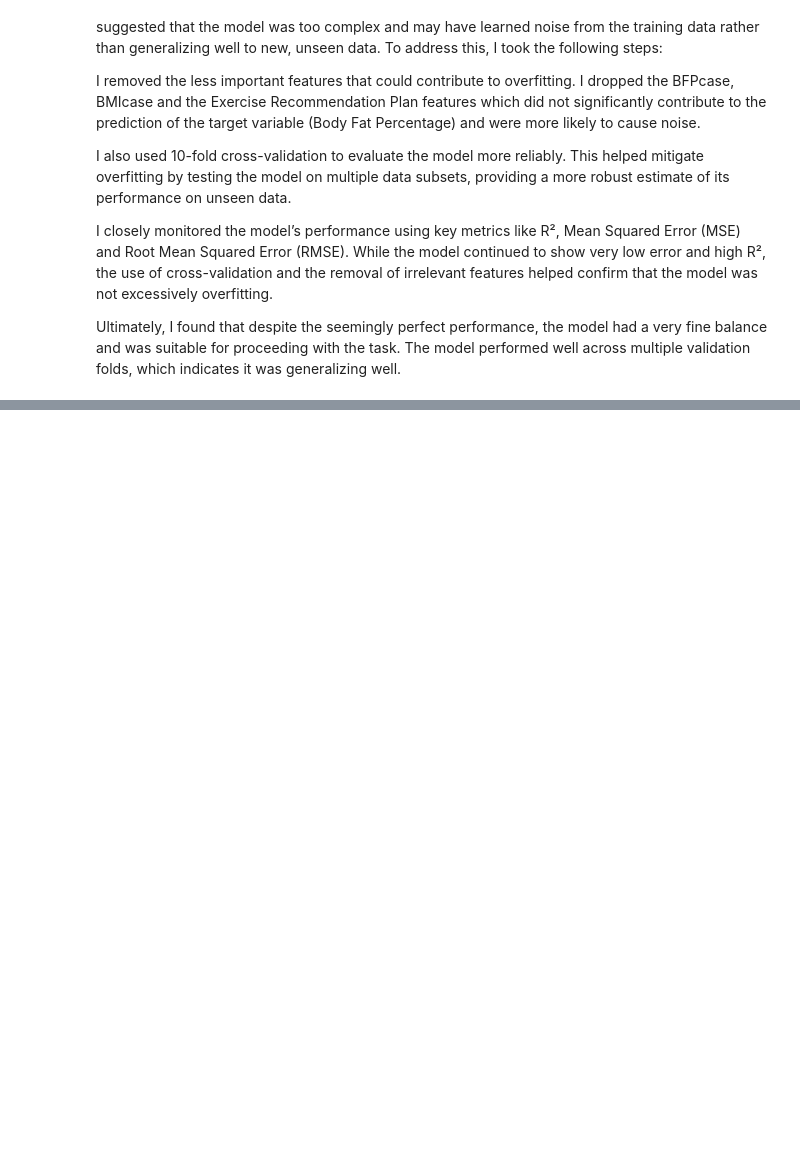
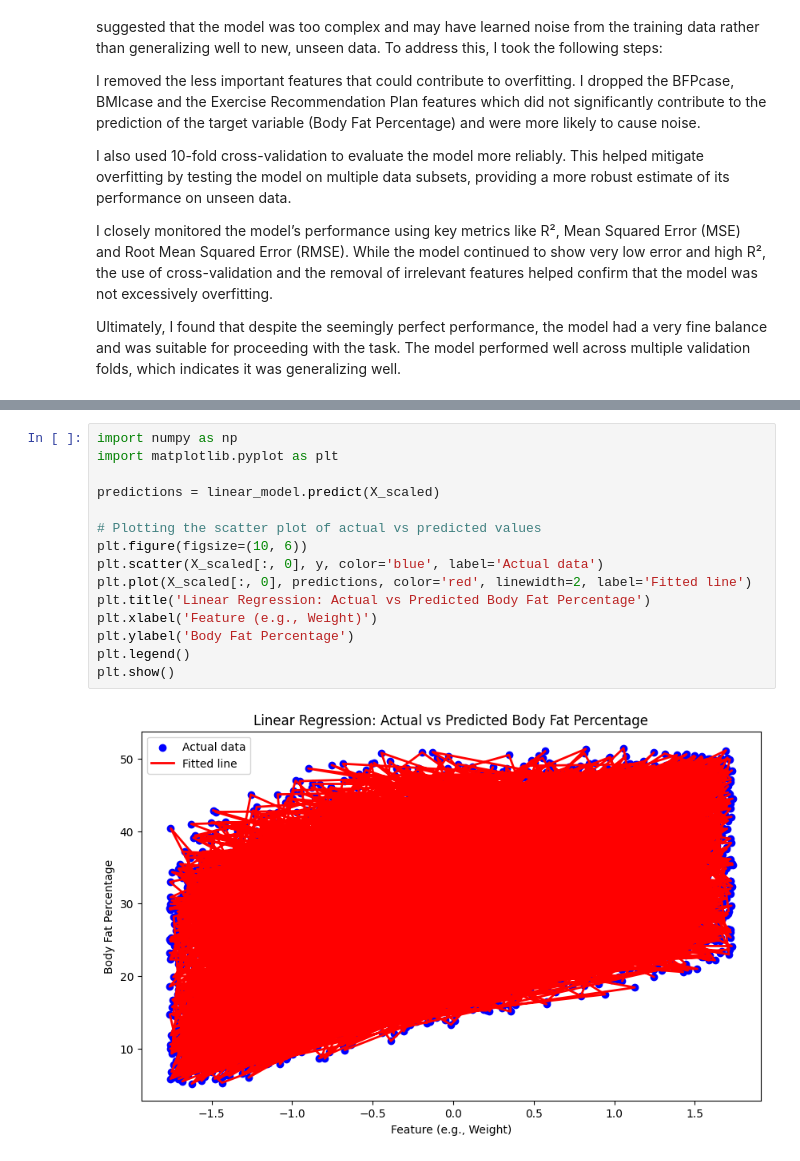
Before and after one commit to g-tumwesigye/fitpulse_app, a Jupyter notebook: fitpulse_app.ipynb, the cells around one changed output, grey strips where cells are left out. Drawn from its saved outputs; the diff is of its cells as text; blank space fills up the shorter version.

```diff
--- a/fitpulse_app.ipynb
+++ b/fitpulse_app.ipynb
@@ -396,0 +457,17 @@ Ultimately, I found that despite the seemingly perfect performance, the model ha
+# %%
+import numpy as np
+import matplotlib.pyplot as plt
+
+predictions = linear_model.predict(X_scaled)
+
+# Plotting the scatter plot of actual vs predicted values
+plt.figure(figsize=(10, 6))
+plt.scatter(X_scaled[:, 0], y, color='blue', label='Actual data')
+plt.plot(X_scaled[:, 0], predictions, color='red', linewidth=2, label='Fitted line')
+plt.title('Linear Regression: Actual vs Predicted Body Fat Percentage')
+plt.xlabel('Feature (e.g., Weight)')
+plt.ylabel('Body Fat Percentage')
+plt.legend()
+plt.show()
+# %% [output]
+[figure, added]
```
Also changed, not shown: parts of 5 cells of this notebook.
